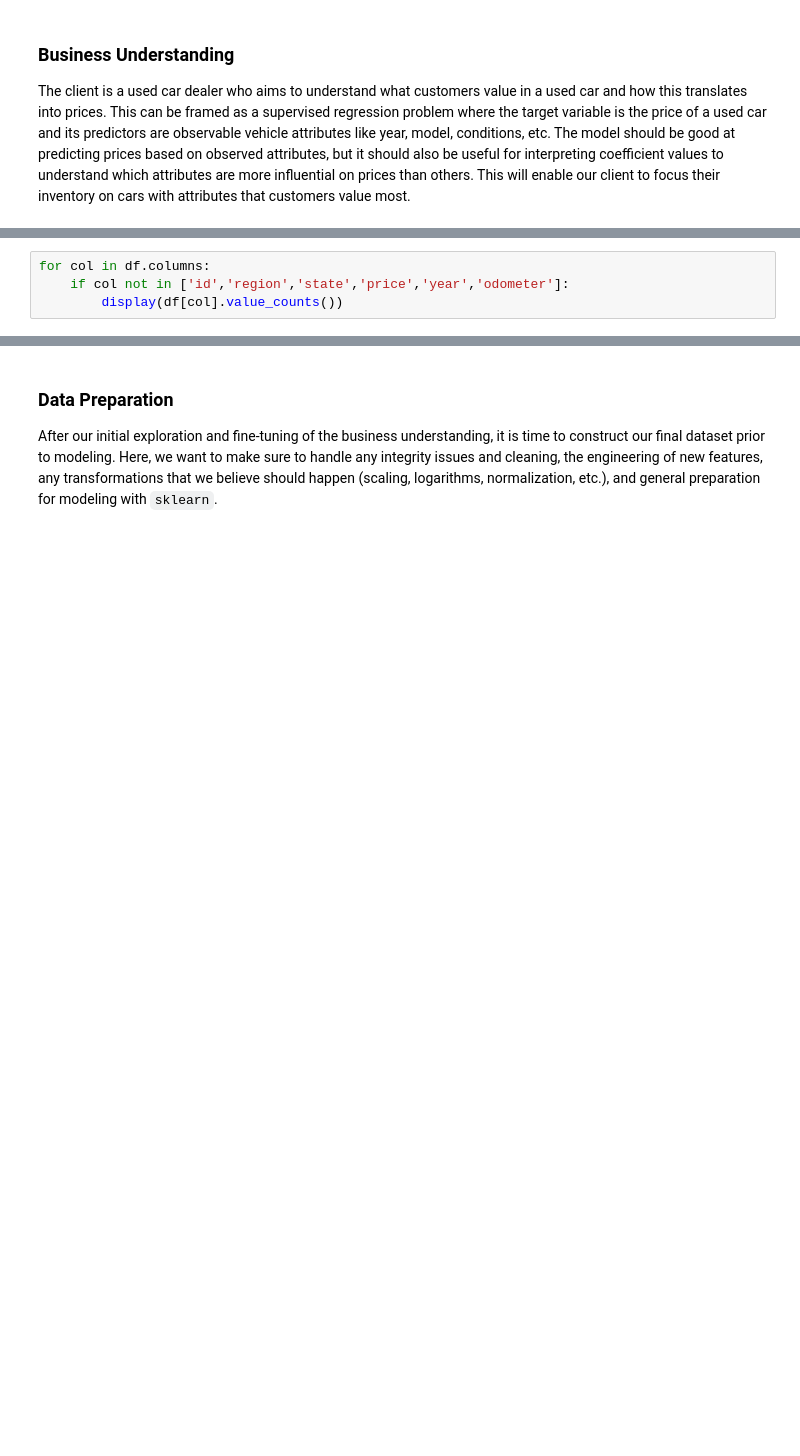
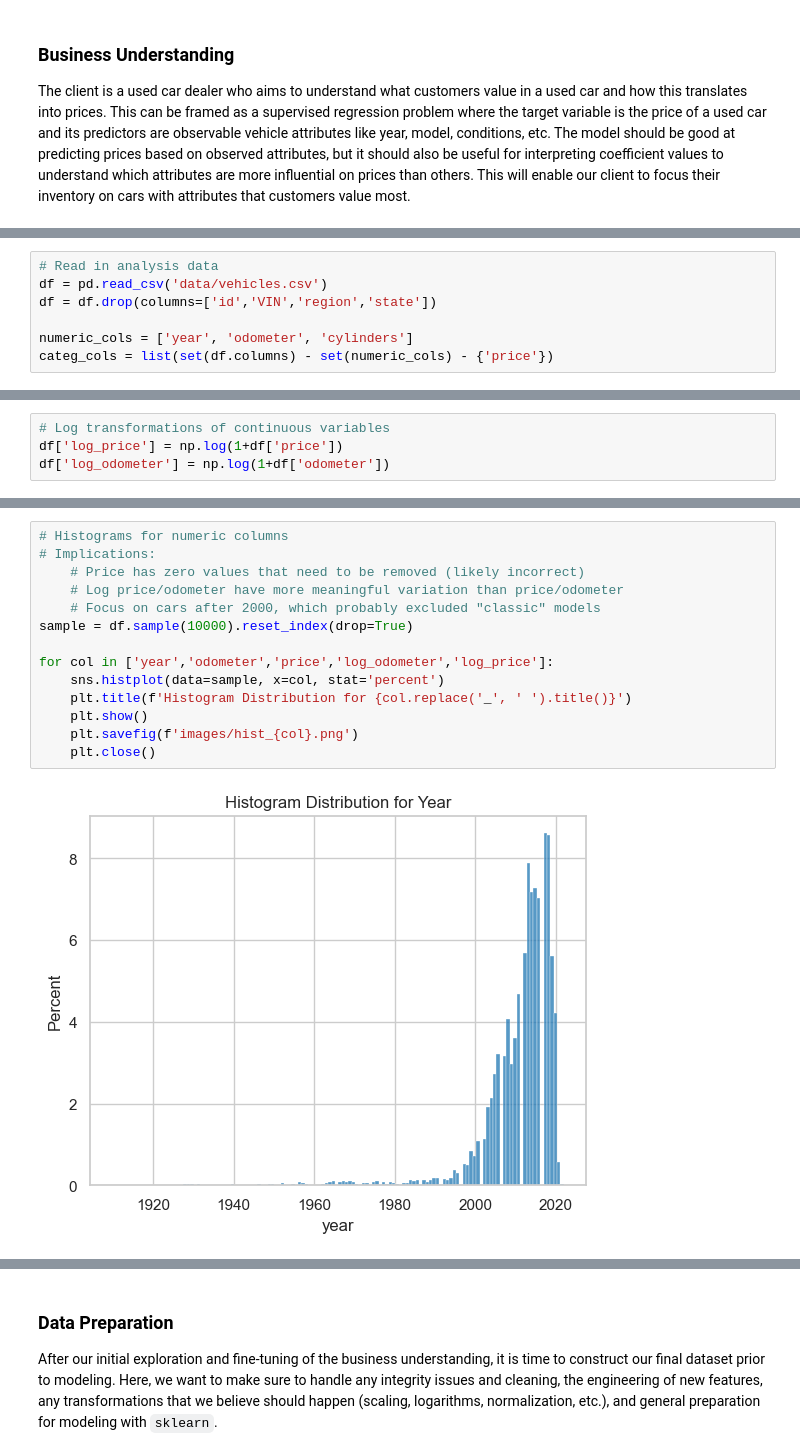
Before and after one commit to rosschu/placeholder2, a Jupyter notebook: usedcars.ipynb, the cells around one changed output, grey strips where cells are left out. Saved outputs shown, nothing was run; the diff lists cells and outputs as text; blank space fills up the shorter version.

Commit message:
finished data prep

```diff
--- a/usedcars.ipynb
+++ b/usedcars.ipynb
@@ -38,0 +41,7 @@ After considering the business understanding, we want to get familiar with our d
+# %%
+# Read in analysis data
+df = pd.read_csv('data/vehicles.csv')
+df = df.drop(columns=['id','VIN','region','state'])
+
+numeric_cols = ['year', 'odometer', 'cylinders']
+categ_cols = list(set(df.columns) - set(numeric_cols) - {'price'})
@@ -137,4 +101,0 @@ df[['price','year','odometer']].describe(percentiles=list(np.arange(0,1,0.05))+l
-# %%
-for col in df.columns:
-    if col not in ['id','region','state','price','year','odometer']:
-        display(df[col].value_counts())
@@ -262,0 +102,4 @@ Name: count, dtype: int64
+# %%
+# Log transformations of continuous variables
+df['log_price'] = np.log(1+df['price'])
+df['log_odometer'] = np.log(1+df['odometer'])
@@ -262,0 +131,16 @@ Name: count, dtype: int64
+# %%
+# Histograms for numeric columns
+# Implications:
+    # Price has zero values that need to be removed (likely incorrect)
+    # Log price/odometer have more meaningful variation than price/odometer
+    # Focus on cars after 2000, which probably excluded "classic" models
+sample = df.sample(10000).reset_index(drop=True)
+
+for col in ['year','odometer','price','log_odometer','log_price']:
+    sns.histplot(data=sample, x=col, stat='percent')
+    plt.title(f'Histogram Distribution for {col.replace('_', ' ').title()}')
+    plt.show()
+    plt.savefig(f'images/hist_{col}.png')
+    plt.close()
+# %% [output]
+[figure, added]
```
Also changed, not shown: parts of 29 cells of this notebook, 31 other files.
